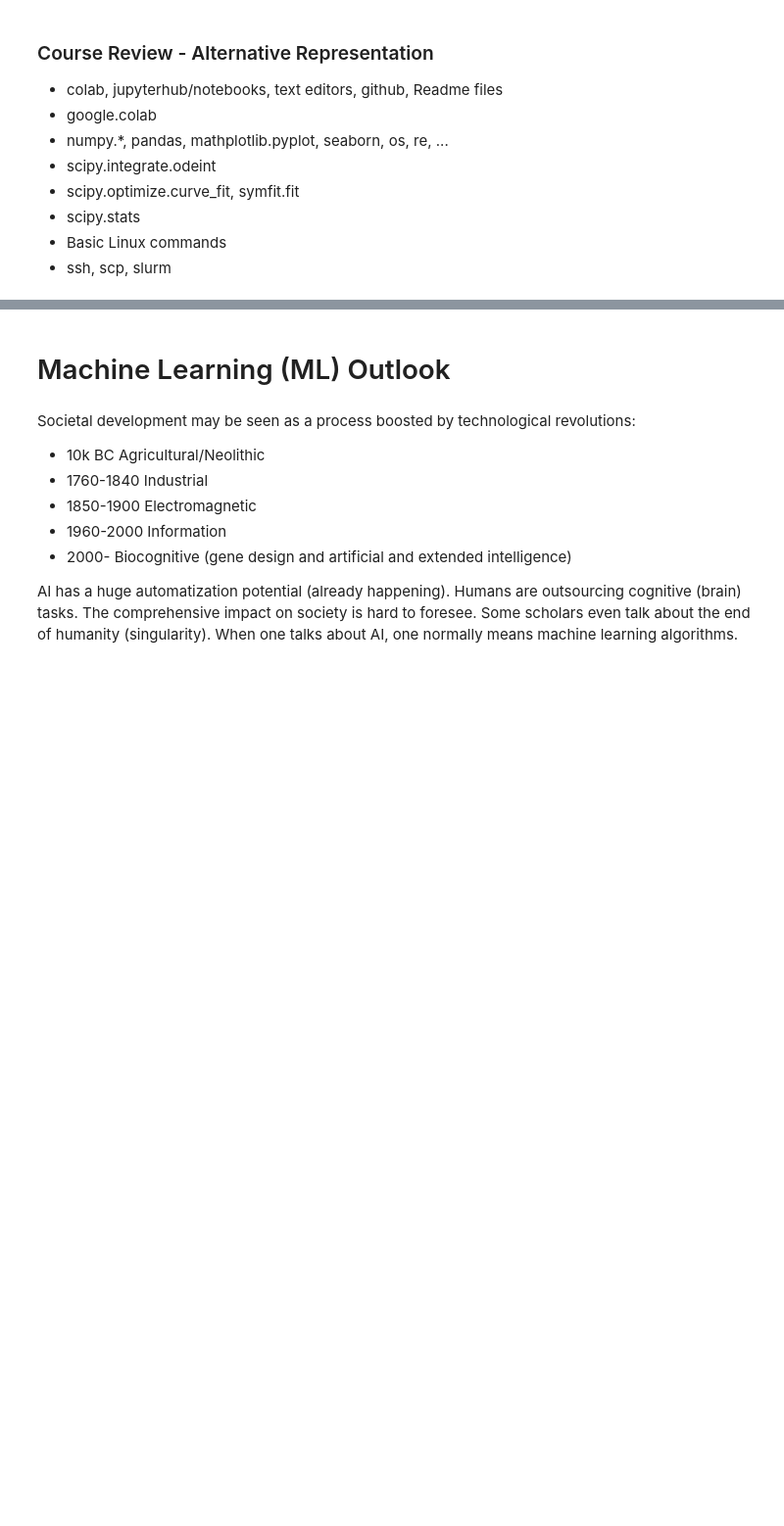
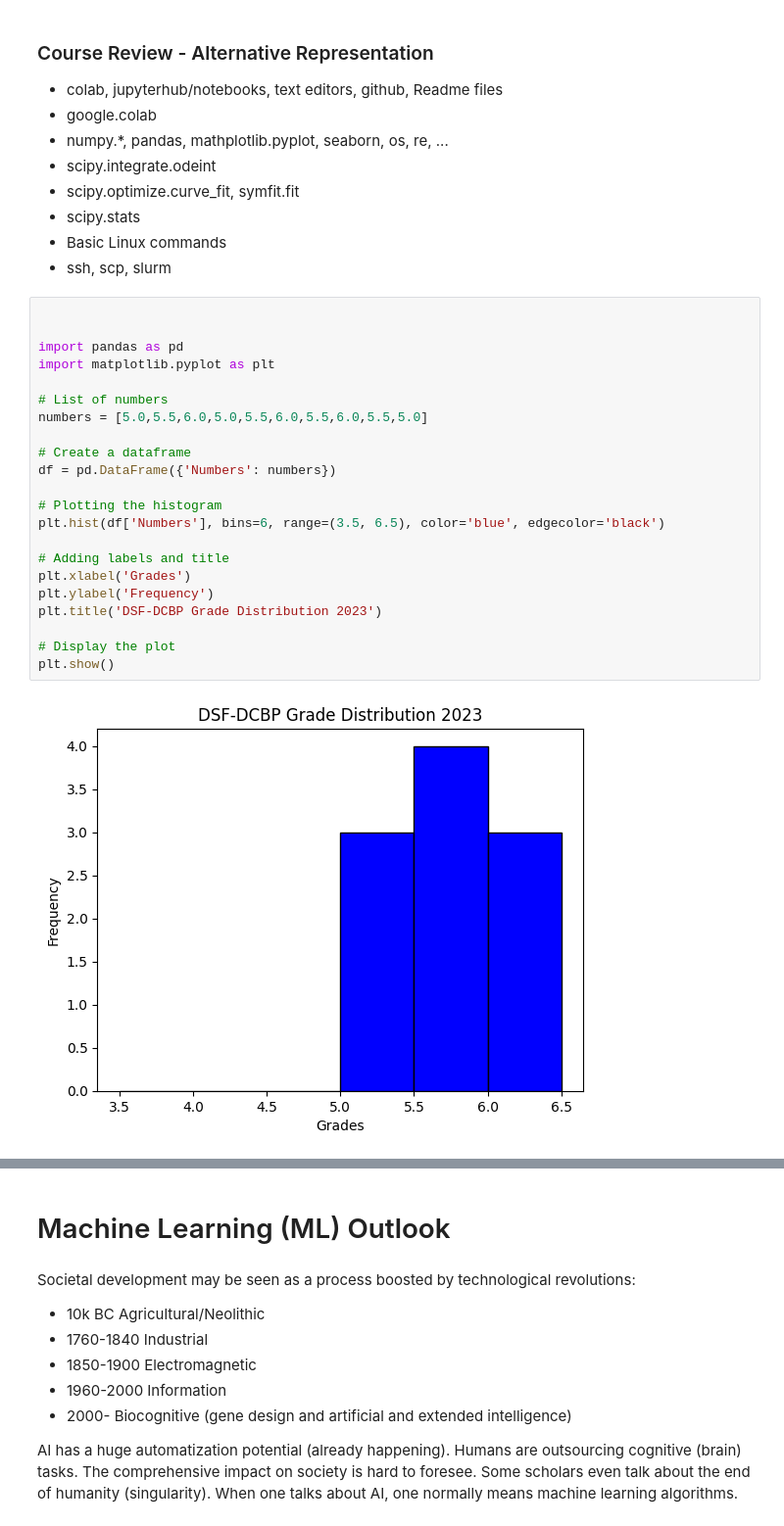
Before and after one commit to sigvehaug/DSF-DCBP, a Jupyter notebook: 15-Review-and-ML.ipynb, the cells around one changed output, grey strips where cells are left out. Shown: that part at 98% size. Cells and saved outputs as stored; diff of their text form; blank space fills up the shorter version.

```diff
--- a/15-Review-and-ML.ipynb
+++ b/15-Review-and-ML.ipynb
@@ -27,3 +30,27 @@ University of Bern, 2022-05-25, PD Dr. S. Haug
 - scipy.stats
 - Basic Linux commands
 - ssh, scp, slurm
+# %%
+
+
+import pandas as pd
+import matplotlib.pyplot as plt
+
+# List of numbers
+numbers = [5.0,5.5,6.0,5.0,5.5,6.0,5.5,6.0,5.5,5.0]
+
+# Create a dataframe
+df = pd.DataFrame({'Numbers': numbers})
+
+# Plotting the histogram
+plt.hist(df['Numbers'], bins=6, range=(3.5, 6.5), color='blue', edgecolor='black')
+
+# Adding labels and title
+plt.xlabel('Grades')
+plt.ylabel('Frequency')
+plt.title('DSF-DCBP Grade Distribution 2023')
+
+# Display the plot
+plt.show()
+# %% [output]
+[figure, added]
```
Also changed, not shown: parts of 6 cells of this notebook.
